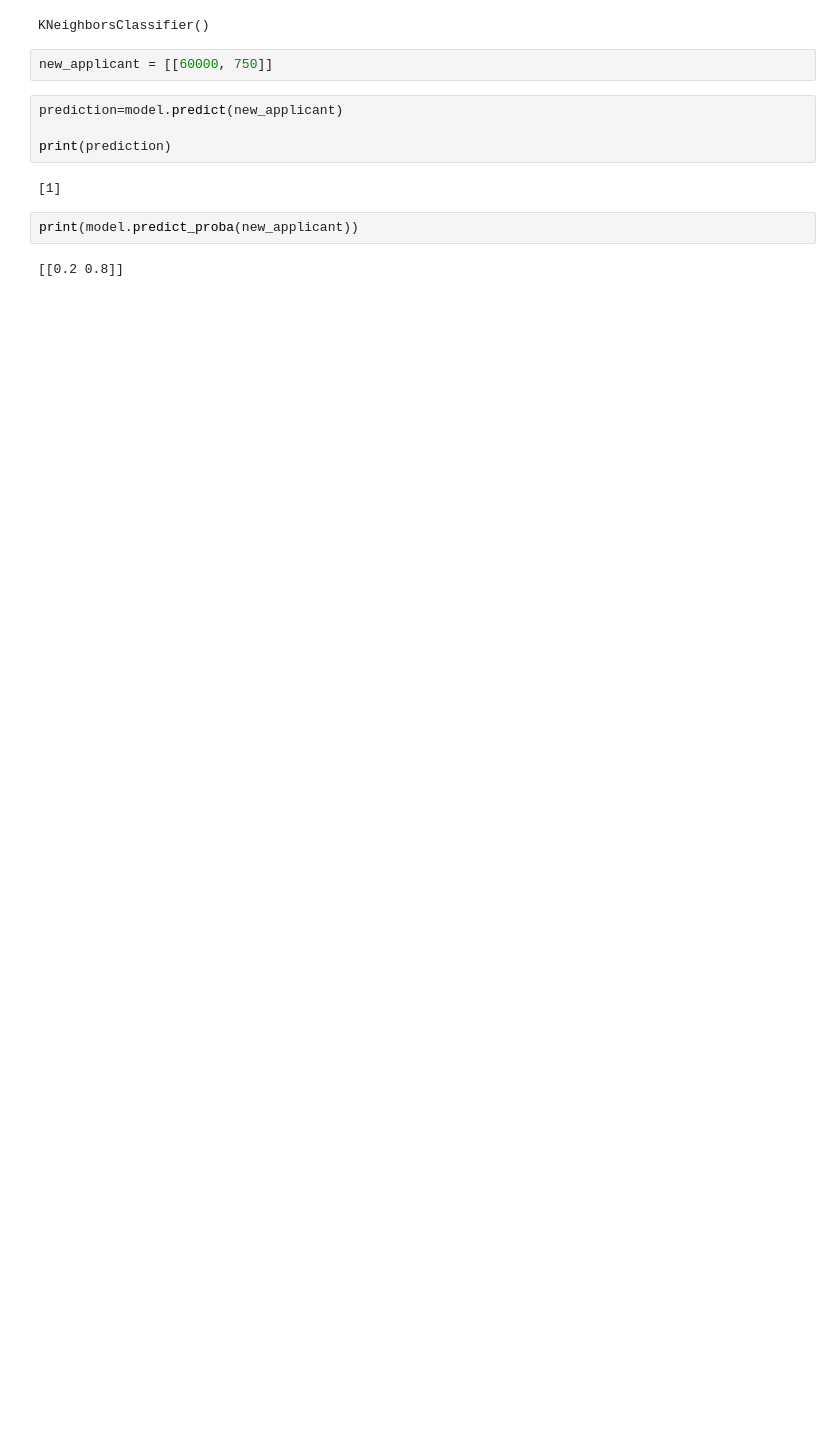
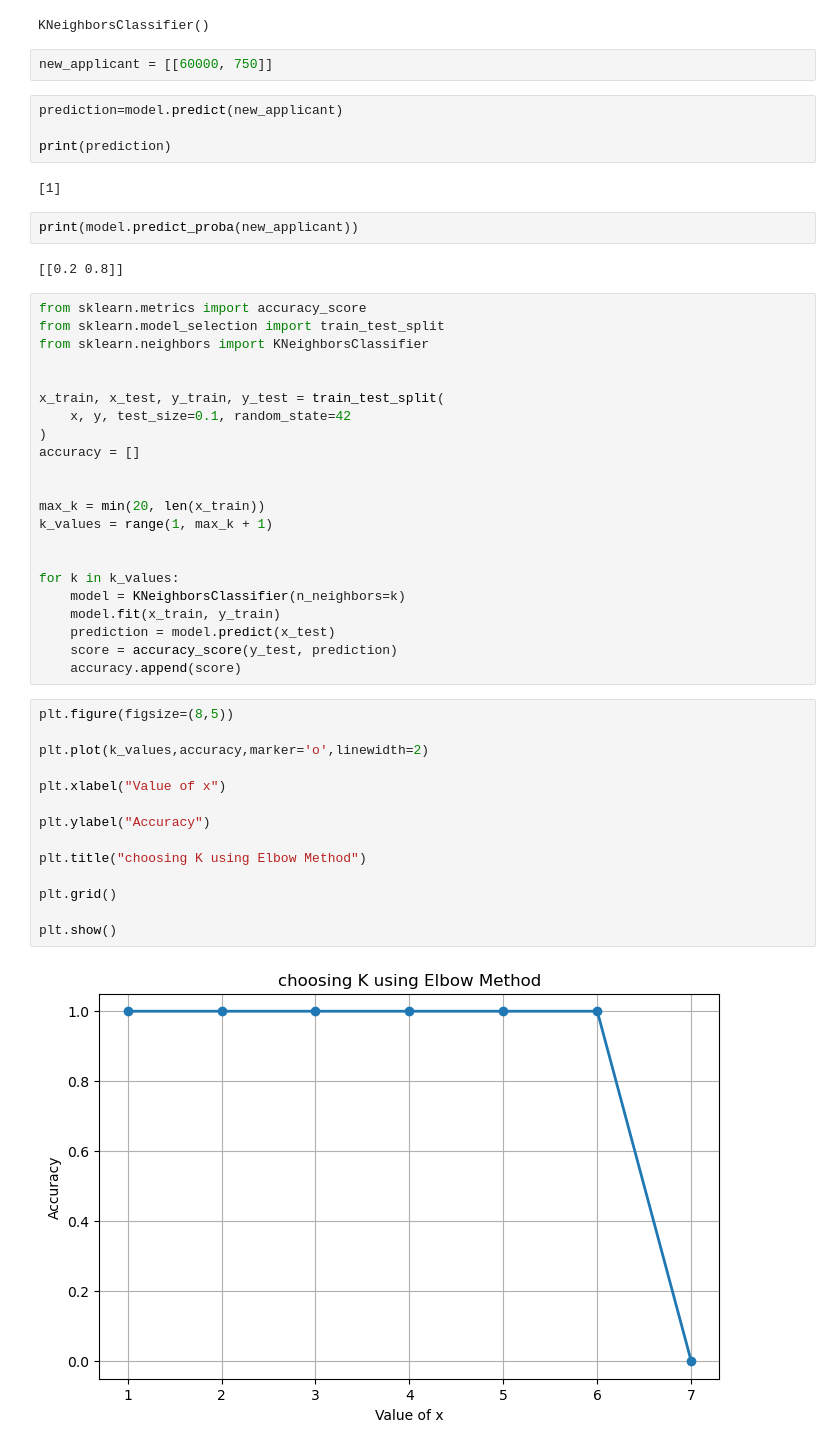
Before and after one commit to Jeevaroshinibabu/ML, a Jupyter notebook: KNN.ipynb, the cells around one changed output. Drawn from its saved outputs; the diff is of its cells as text; blank space fills up the shorter version.

```diff
--- a/KNN.ipynb
+++ b/KNN.ipynb
@@ -104,3 +104,41 @@ print(prediction)
 print(model.predict_proba(new_applicant))
 # %% [output]
 [[0.2 0.8]]
+# %%
+from sklearn.metrics import accuracy_score
+from sklearn.model_selection import train_test_split
+from sklearn.neighbors import KNeighborsClassifier
+
+
+x_train, x_test, y_train, y_test = train_test_split(
+    x, y, test_size=0.1, random_state=42
+)
+accuracy = []
+
+
+max_k = min(20, len(x_train))
+k_values = range(1, max_k + 1)
+
+
+for k in k_values:
+    model = KNeighborsClassifier(n_neighbors=k)
+    model.fit(x_train, y_train)
+    prediction = model.predict(x_test)
+    score = accuracy_score(y_test, prediction)
+    accuracy.append(score)
+# %%
+plt.figure(figsize=(8,5))
+
+plt.plot(k_values,accuracy,marker='o',linewidth=2)
+
+plt.xlabel("Value of x")
+
+plt.ylabel("Accuracy")
+
+plt.title("choosing K using Elbow Method")
+
+plt.grid()
+
+plt.show()
+# %% [output]
+[figure, added]
```
Also changed, not shown: parts of 1 cell of this notebook, 6 other files.
